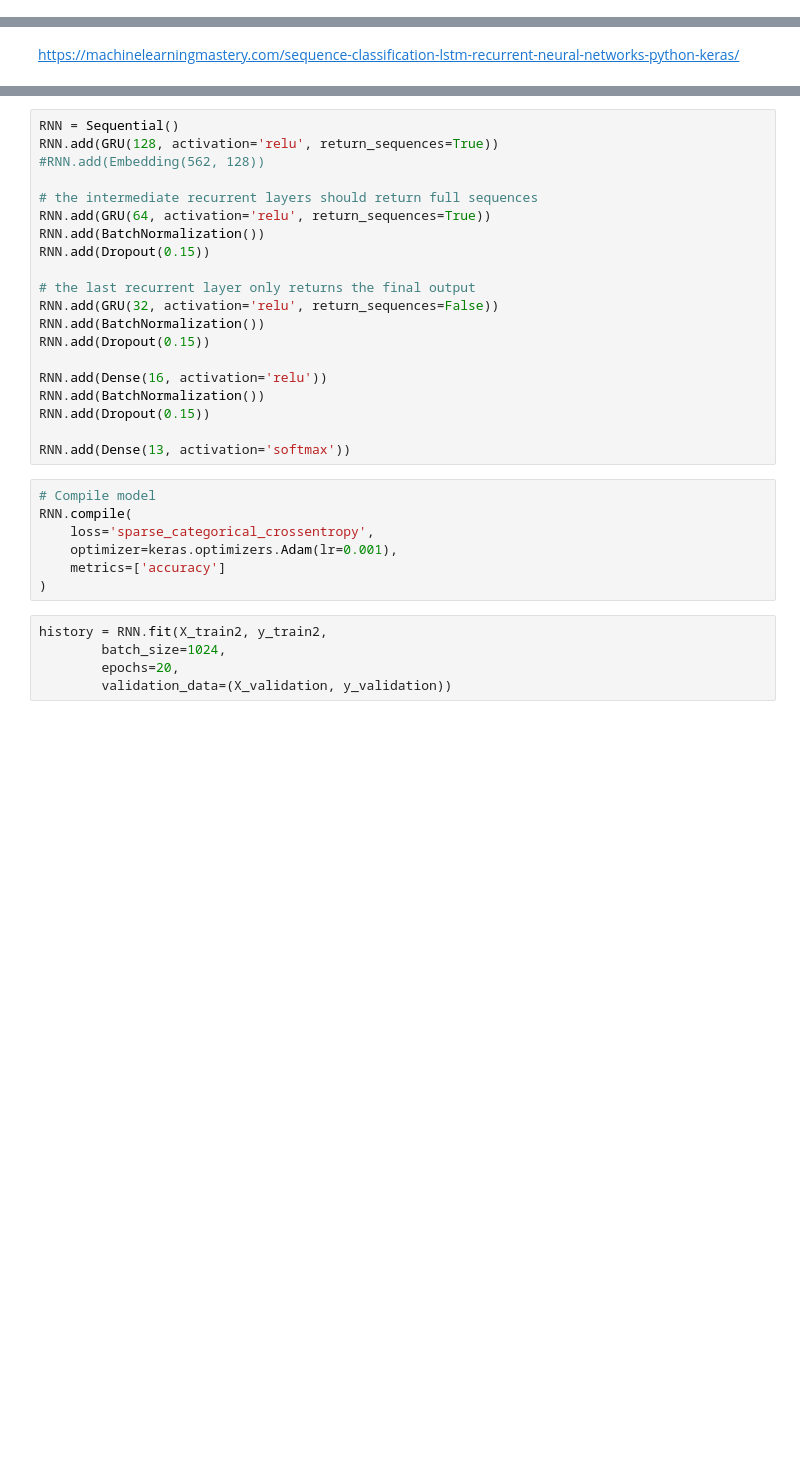
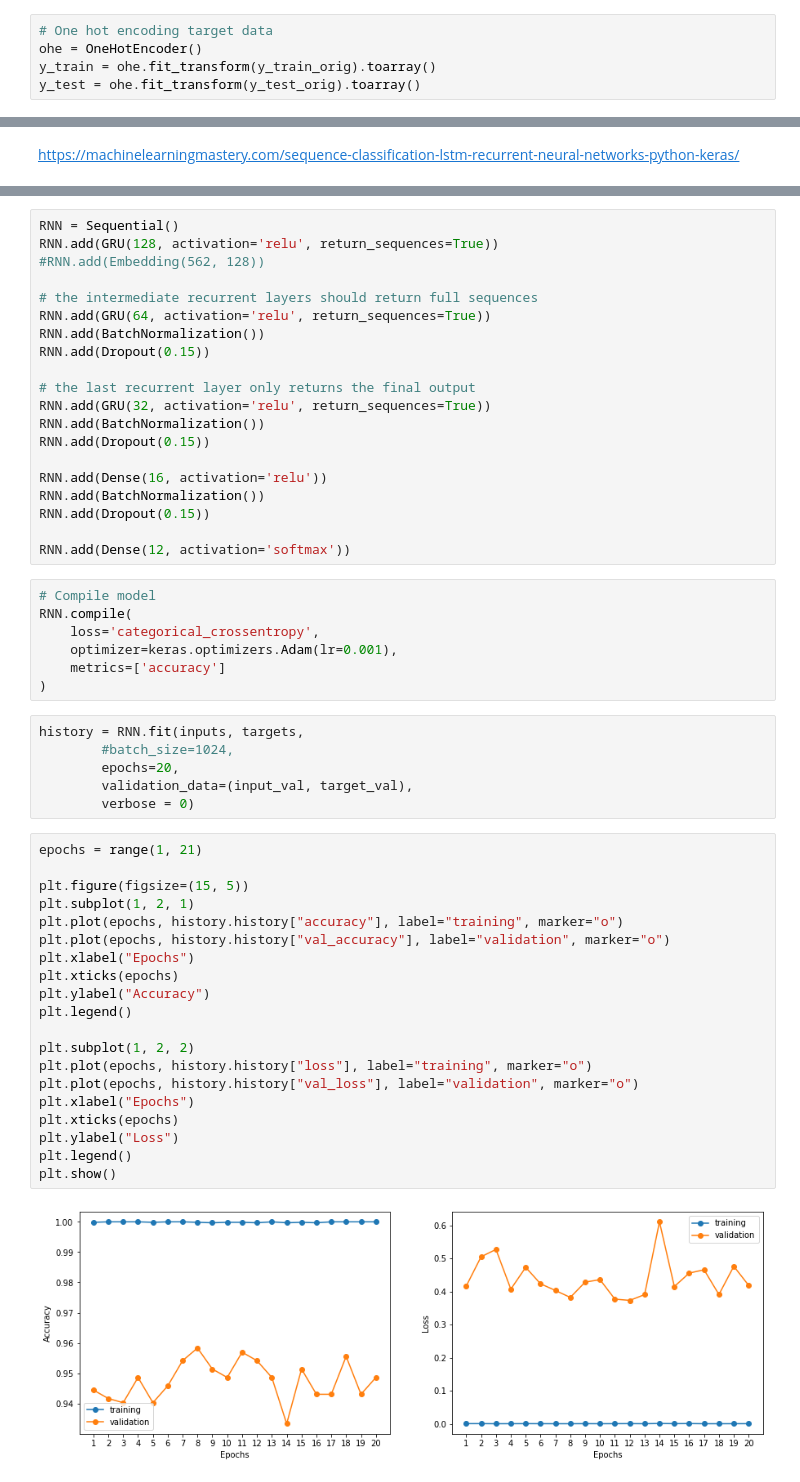
Before and after one commit to Allan-Luu/HumanActivityClassification, a Jupyter notebook: 03 Neural Networks.ipynb, the cells around one changed output, grey strips where cells are left out. Drawn from its saved outputs; the diff is of its cells as text; blank space fills up the shorter version.

```diff
--- a/03 Neural Networks.ipynb
+++ b/03 Neural Networks.ipynb
@@ -30 +38,6 @@ y_test = pd.read_csv('data/Test/y_test.txt', sep=' ', header = None)
+# %%
+# One hot encoding target data
+ohe = OneHotEncoder()
+y_train = ohe.fit_transform(y_train_orig).toarray()
+y_test = ohe.fit_transform(y_test_orig).toarray()
 # %%
@@ -206,7 +251,7 @@ RNN.add(BatchNormalization())
 RNN.add(Dropout(0.15))
 
 # the last recurrent layer only returns the final output
-RNN.add(GRU(32, activation='relu', return_sequences=False))
+RNN.add(GRU(32, activation='relu', return_sequences=True))
 RNN.add(BatchNormalization())
 RNN.add(Dropout(0.15))
 
@@ -214,19 +259,42 @@ RNN.add(Dense(16, activation='relu'))
 RNN.add(BatchNormalization())
 RNN.add(Dropout(0.15))
 
-RNN.add(Dense(13, activation='softmax'))
+RNN.add(Dense(12, activation='softmax'))
 # %%
 # Compile model
 RNN.compile(
-    loss='sparse_categorical_crossentropy',
+    loss='categorical_crossentropy',
     optimizer=keras.optimizers.Adam(lr=0.001),
     metrics=['accuracy']
 )
 # %%
-history = RNN.fit(X_train2, y_train2,
-        batch_size=1024,
+history = RNN.fit(inputs, targets,
+        #batch_size=1024,
         epochs=20,
-        validation_data=(X_validation, y_validation))
+        validation_data=(input_val, target_val),
+        verbose = 0)
+# %%
+epochs = range(1, 21)
+
+plt.figure(figsize=(15, 5))
+plt.subplot(1, 2, 1)
+plt.plot(epochs, history.history["accuracy"], label="training", marker="o")
+plt.plot(epochs, history.history["val_accuracy"], label="validation", marker="o")
+plt.xlabel("Epochs")
+plt.xticks(epochs)
+plt.ylabel("Accuracy")
+plt.legend()
+
+plt.subplot(1, 2, 2)
+plt.plot(epochs, history.history["loss"], label="training", marker="o")
+plt.plot(epochs, history.history["val_loss"], label="validation", marker="o")
+plt.xlabel("Epochs")
+plt.xticks(epochs)
+plt.ylabel("Loss")
+plt.legend()
+plt.show()
+# %% [output]
+[figure, added]
 # %%
 # Display its summary
 RNN.summary()
```
Also changed, not shown: parts of 17 cells of this notebook, 3 other files.
